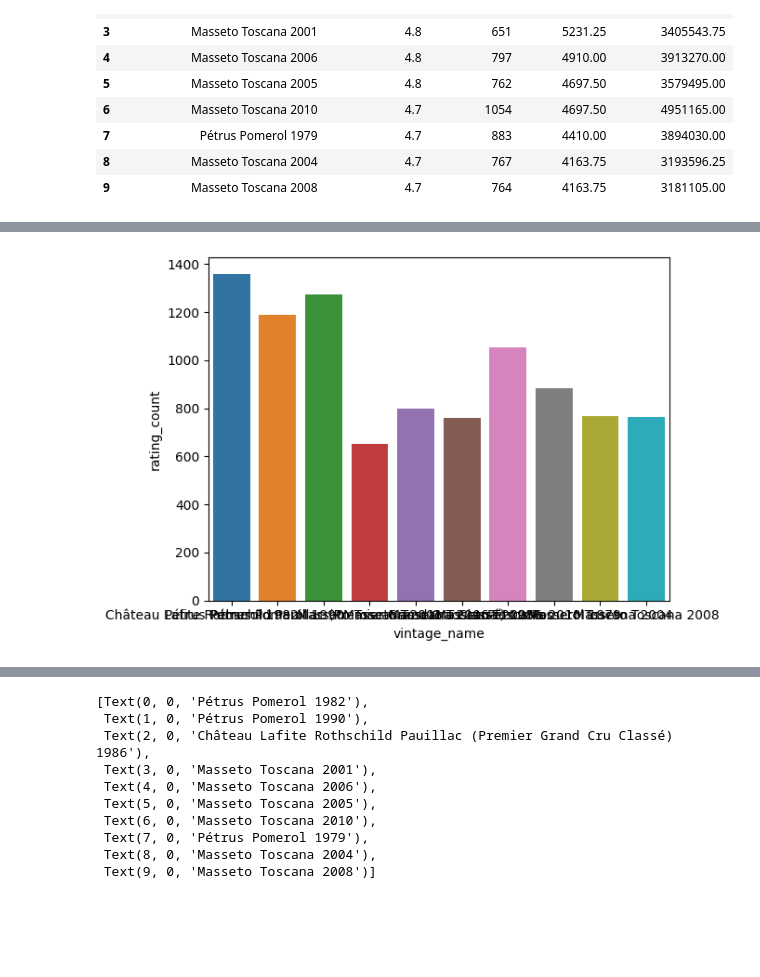
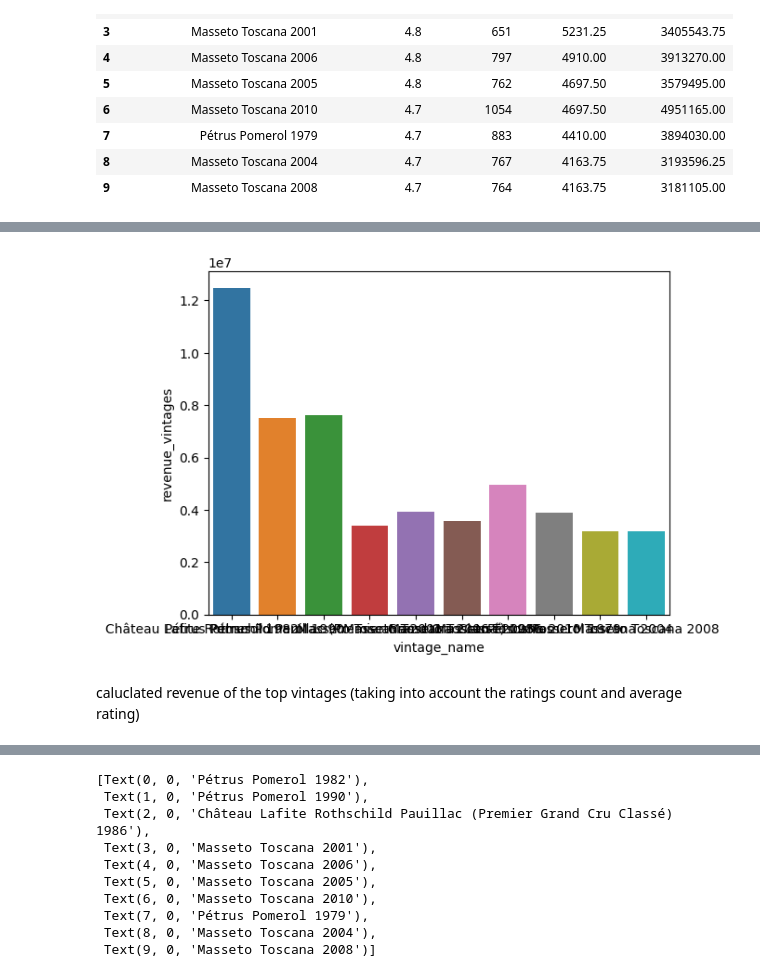
Before and after one commit to JonathanRabbi/Vivinio.Project, a Jupyter notebook: main.ipynb, the cells around one changed output, grey strips where cells are left out. Drawn from its saved outputs; the diff is of its cells as text; code cells hidden in the pictures; blank space fills up the shorter version.

Commit message:
added graphs query 1

```diff
--- a/main.ipynb
+++ b/main.ipynb
@@ -33,5 +41,9 @@ df1
 # %%
 import seaborn as sns
-fig = sns.barplot(data=df1, x='vintage_name', y='rating_count')
+fig = sns.barplot(data=df1, x='vintage_name', y='revenue_vintages')
+
+# CLEANUP GRAPHS
 # %% [output]
-[figure, old version]
+[figure, new version]
+# %% [markdown]
+caluclated revenue of the top vintages (taking into account the  ratings count and average rating)
```
Also changed, not shown: parts of 20 cells of this notebook.
